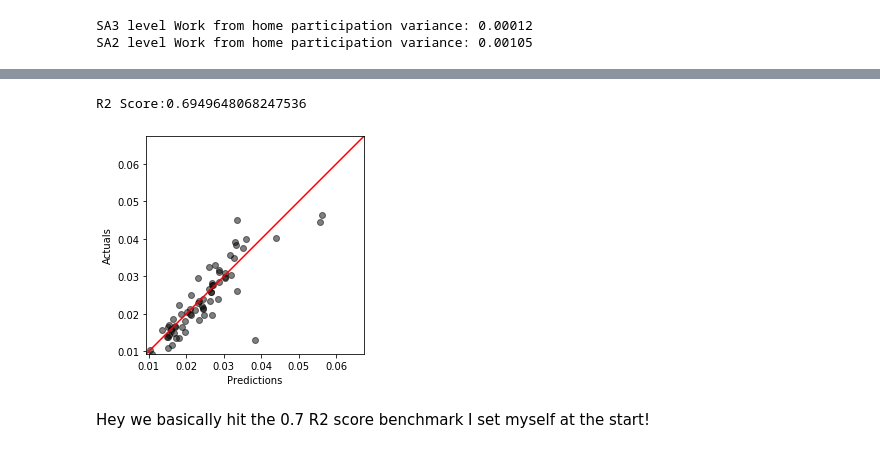
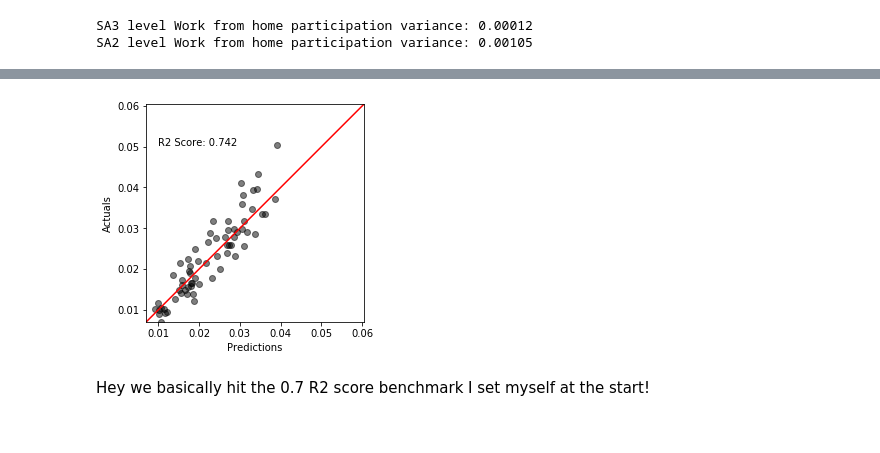
Before and after one commit to blkemp/Census-ASGS-Level-and-Model-Sensitivity, a Jupyter notebook: Census ASGS Level and Model Sensitivity.ipynb, the cells around one changed output, grey strips where cells are left out. Drawn from its saved outputs; the diff is of its cells as text; code cells hidden in the pictures.

Commit message:
Updated functions for outlier exclusion

```diff
--- a/Census ASGS Level and Model Sensitivity.ipynb
+++ b/Census ASGS Level and Model Sensitivity.ipynb
@@ -503,22 +411,0 @@ X_train, X_test, y_train, y_test = train_test_split(X, y, test_size = 0.2, rando
-# %%
-# build a pipelines to fill NaNs with medians
-#note to self, it may be interesting to explore the functionality of IUterativeImputer instead of SimpleImputer
-def build_model():
-    ''' Impute for missing values and build a model to complete a quick
-    Grid search over RandomForestRegressor key parameters.
-    '''
-    pipeline_model = Pipeline([
-        ('impute', SimpleImputer(missing_values=np.nan, strategy='median')),
-        ('clf', RandomForestRegressor(n_estimators=100, random_state=42, max_depth=100))
-    ])
-    # specify parameters for grid search
-    parameters = {'clf__n_estimators':[10,20,40], # this used to go to 80 but was a huge timesuck and not improving performance
-              'clf__max_depth':[16,32,64], # this used to go to 128 but had no impact on performance
-              #'clf__min_samples_leaf':[1,2,4] This wasn't really having an impact on performance
-             }
-
-    # create grid search object
-    scorer = make_scorer(r2_score)
-    cv = GridSearchCV(pipeline_model, param_grid=parameters, scoring=scorer, verbose = 3)
-
-    return cv
@@ -625,6 +411,0 @@ Excluding the extreme outlier, there is a great level of accuracy in predicting
-# %%
-# Load table 59 (the one with commute mechanism) and have a quick look at the distribution of WFH by sex
-df_travel_sa2 = cnss_func.load_table_refined('G59', ['Number of Commuting Methods'], statistical_area_code='SA2')
-cols_to_delete = [x for x in df_travel_sa2.columns if 'Worked_at_home' not in x]
-df_travel_sa2.drop(cols_to_delete,axis=1, inplace=True)
-df_travel_sa2.head()
@@ -1119,0 +676,3 @@ Fitting 3 folds for each of 6 candidates, totalling 18 fits
+# %%
+model_sa3_ref, X_train_sa3_ref, X_test_sa3_ref, y_train_sa3_ref, y_test_sa3_ref = cnss_func.model_WFH('SA3',load_tables,
+                                                                                                      load_features)
@@ -1136,10 +723,15 @@ top_100_feats = cnss_func.top_n_features(model_sa3_ref.steps[1][1], X_train_sa3_
 # %%
+# Reduce feature count to top 100
+top_100_feats = cnss_func.top_n_features(model_sa3_ref.steps[1][1], X_train_sa3_ref, 100)
 # Create X & y
+X_sa3_ref = X_train_sa3_ref.append(X_test_sa3_ref)
 X_sa3_100 = X_sa3_ref[top_100_feats]
-y_sa3 = df_response.copy().iloc[:,0]
+y_sa3 = y_train_sa3_ref.append(y_test_sa3_ref)
+
+zero_indicies_drop = set(y_sa3.index.values) - set(X_sa3_100.index.values.tolist())
+y_sa3 = y_sa3.drop(zero_indicies_drop, axis=0)
 
 # Split the 'features' and 'response' vectors into training and testing sets
-# Change random state to avoid weird fitting patterns
 X_train_sa3_100, X_test_sa3_100, y_train_sa3_100, y_test_sa3_100 = train_test_split(X_sa3_100,
                                                                                     y_sa3,
                                                                                     test_size = 0.2,
@@ -1176,8 +768,7 @@ Fitting 3 folds for each of 6 candidates, totalling 18 fits
 # %%
-model_analyse_pred(X_test_sa3_100, y_test_sa3_100, model_sa3_100)
+cnss_func.model_analyse_pred(X_test_sa3_100, y_test_sa3_100, model_sa3_100)
 # %% [output]
-R2 Score:0.6949648068247536
-[figure, old version]
+[figure, new version]
 # %% [markdown]
 Hey we basically hit the 0.7 R2 score benchmark I set myself at the start!
 # %%
```
Also changed, not shown: parts of 71 cells of this notebook, 18 other files.
